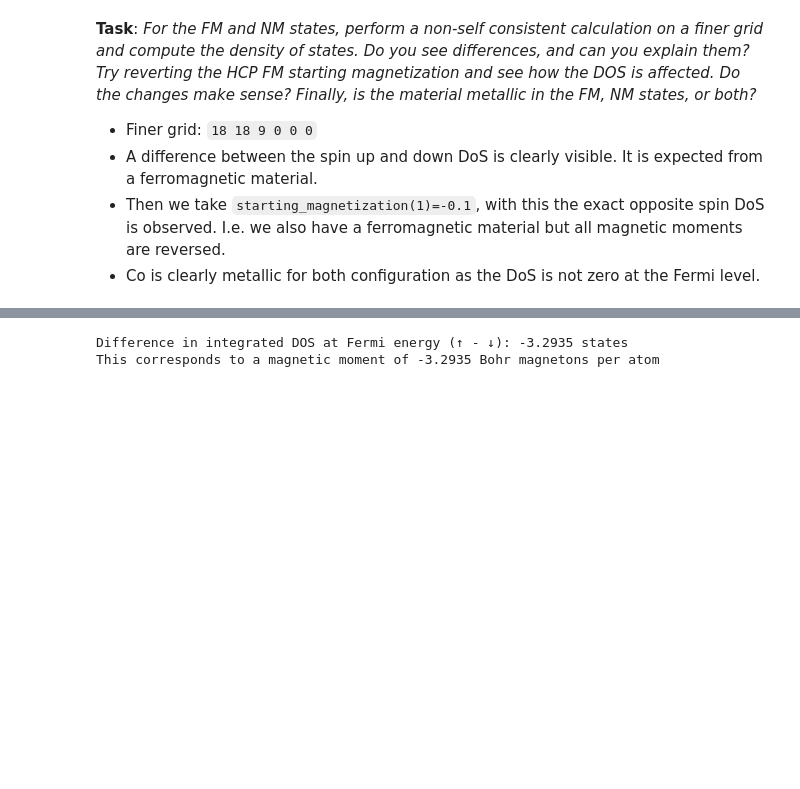
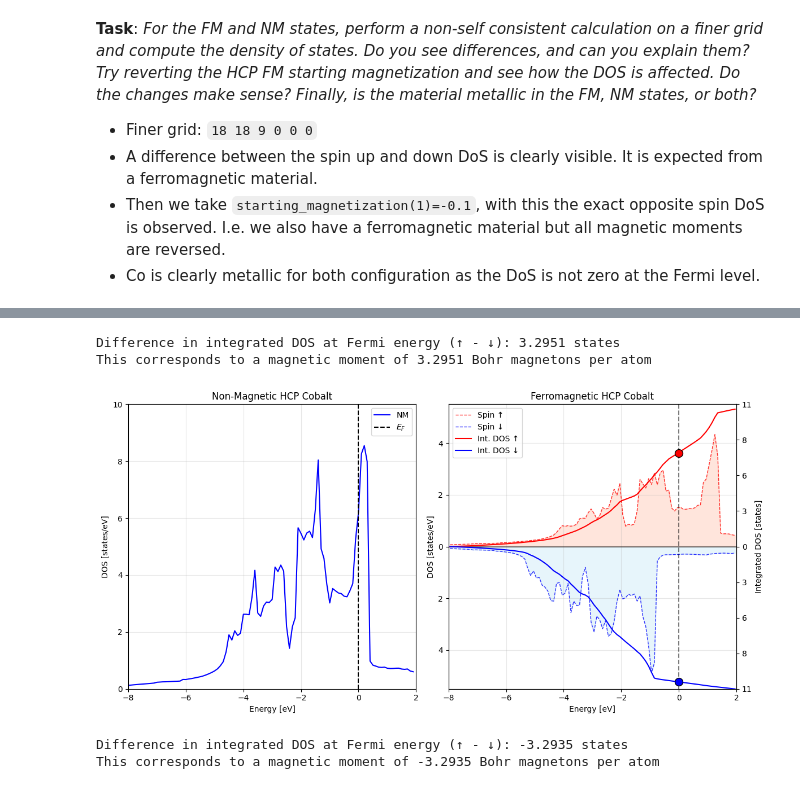
Before and after one commit to sylvainshan/MSE-468-Atomisitc-and-Quantum-Simulations-of-Materials, a Jupyter notebook: lab3/exercise_3/lab3_exercise3.ipynb, the cells around one changed output, grey strips where cells are left out. Cells and saved outputs as stored; diff of their text form; code cells hidden in the pictures; blank space fills up the shorter version.

```diff
--- a/lab3/exercise_3/lab3_exercise3.ipynb
+++ b/lab3/exercise_3/lab3_exercise3.ipynb
@@ -525,6 +399,31 @@ plt.show()
 # %%
 print(f"Difference in integrated DOS at Fermi energy (↑ - ↓): {int_dos_up[fermi_idx] + int_dos_down[fermi_idx]:.4f} states")
 print(f"This corresponds to a magnetic moment of {int_dos_up[fermi_idx] + int_dos_down[fermi_idx]:.4f} Bohr magnetons per atom")
+
+# Plot combined DOS for Non-Magnetic and Reversed Ferromagnetic cases
+# nm_energy and nm_dos should be available from the first data processing cell's execution (e9a0617b)
+plot_combined_dos(
+    nm_energy=nm_energy,
+    nm_dos=nm_dos,
+    fm_energy=fm_energy_rev,
+    fm_dos_up=fm_dos_up_rev,
+    fm_dos_down=fm_dos_down_rev,
+    int_dos_up=int_dos_up_rev,
+    int_dos_down=int_dos_down_rev,
+    energy_min_plot=energy_min_plot, # Using energy_min_plot from standard case
+    energy_max_plot=energy_max_plot  # Using energy_max_plot from standard case
+)
+plt.show()
 # %% [output]
-Difference in integrated DOS at Fermi energy (↑ - ↓): -3.2935 states
-This corresponds to a magnetic moment of -3.2935 Bohr magnetons per atom
+Difference in integrated DOS at Fermi energy (↑ - ↓): 3.2951 states
+This corresponds to a magnetic moment of 3.2951 Bohr magnetons per atom
+[figure, added]
+# %%
+if 'fermi_idx_rev' in locals() and fm_energy_rev.size > 0 and fermi_idx_rev < len(int_dos_up_rev) and fermi_idx_rev < len(int_dos_down_rev):
+    print(f"Difference in integrated DOS at Fermi energy (↑ - ↓): {int_dos_up_rev[fermi_idx_rev] + int_dos_down_rev[fermi_idx_rev]:.4f} states")
+    print(f"This corresponds to a magnetic moment of {int_dos_up_rev[fermi_idx_rev] + int_dos_down_rev[fermi_idx_rev]:.4f} Bohr magnetons per atom")
+else:
+    print("Could not calculate difference for reversed FM: fermi_idx_rev or integrated DOS data not available or out of bounds.")
+# %% [output]
+Difference in integrated DOS at Fermi energy (↑ - ↓): -3.2935 states
+This corresponds to a magnetic moment of -3.2935 Bohr magnetons per atom
```
Also changed, not shown: parts of 6 cells of this notebook, 2 other files.
